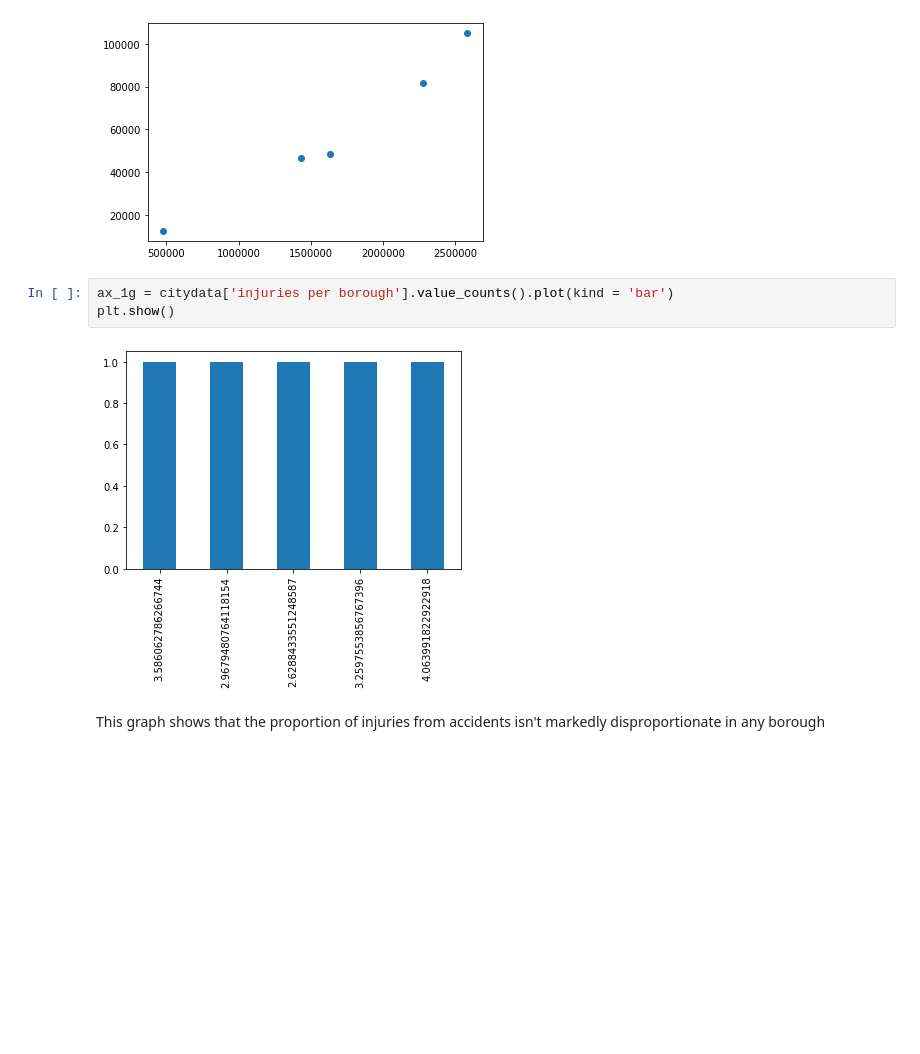
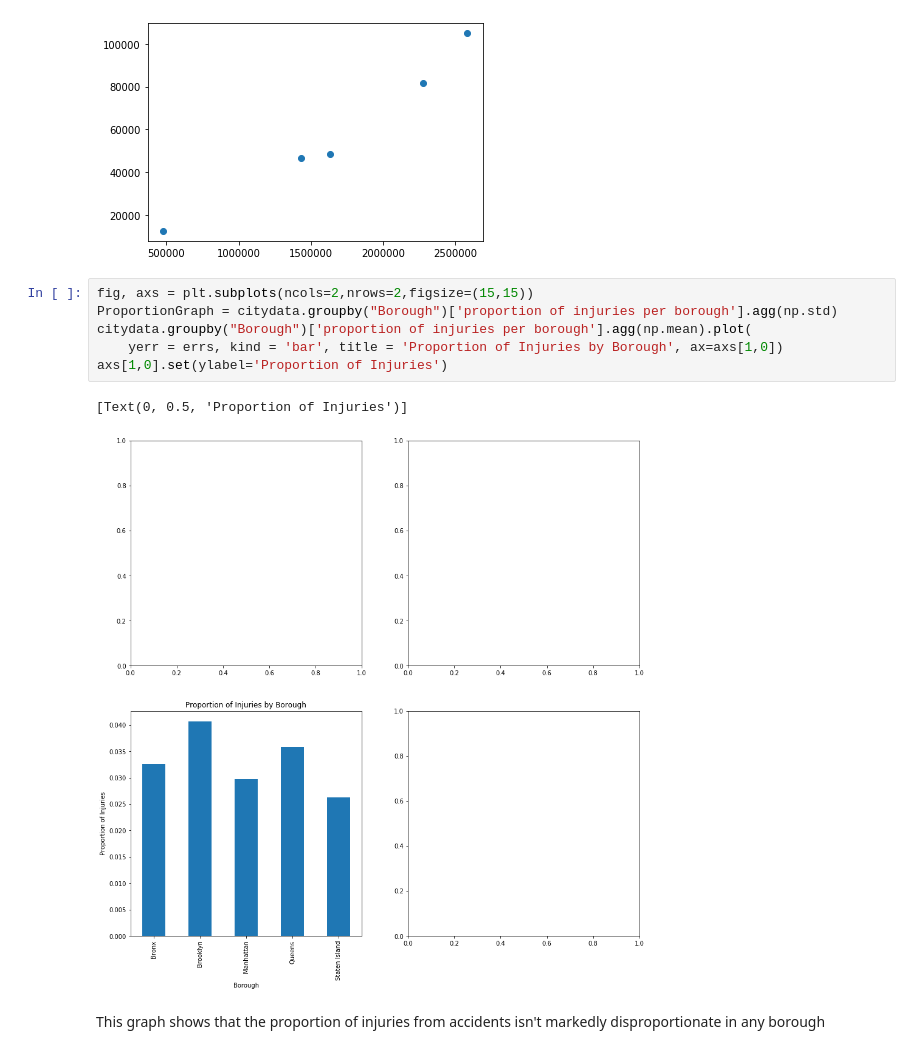
Before and after one commit to MrBLiu/InsightTeam2020, a Jupyter notebook: Sofia/Visualizations.ipynb, the cells around one changed output. Cells and saved outputs as stored; diff of their text form; blank space fills up the shorter version.

```diff
--- a/Sofia/Visualizations.ipynb
+++ b/Sofia/Visualizations.ipynb
@@ -269,11 +276,15 @@ scatterplot1 = plt.scatter(citydata["Population"], citydata["Injuries"])
 plt.show()
 # %% [output]
 [figure]
-# %%
-ax_1g = citydata['injuries per borough'].value_counts().plot(kind = 'bar')
-plt.show()
-# %% [output]
-[figure, removed]
+# %%
+fig, axs = plt.subplots(ncols=2,nrows=2,figsize=(15,15))
+ProportionGraph = citydata.groupby("Borough")['proportion of injuries per borough'].agg(np.std)
+citydata.groupby("Borough")['proportion of injuries per borough'].agg(np.mean).plot(
+    yerr = errs, kind = 'bar', title = 'Proportion of Injuries by Borough', ax=axs[1,0])
+axs[1,0].set(ylabel='Proportion of Injuries')
+# %% [output]
+[Text(0, 0.5, 'Proportion of Injuries')]
+[figure, added]
 # %% [markdown]
 This graph shows that the proportion of injuries from accidents isn't markedly disproportionate in any borough
 # %%
```
Also changed, not shown: parts of 3 cells of this notebook.
